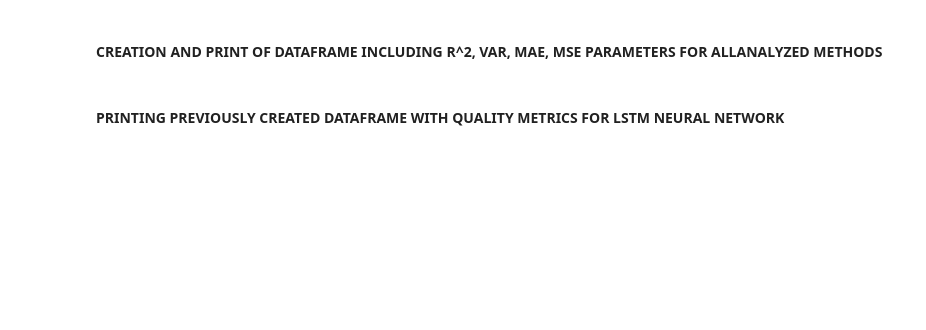
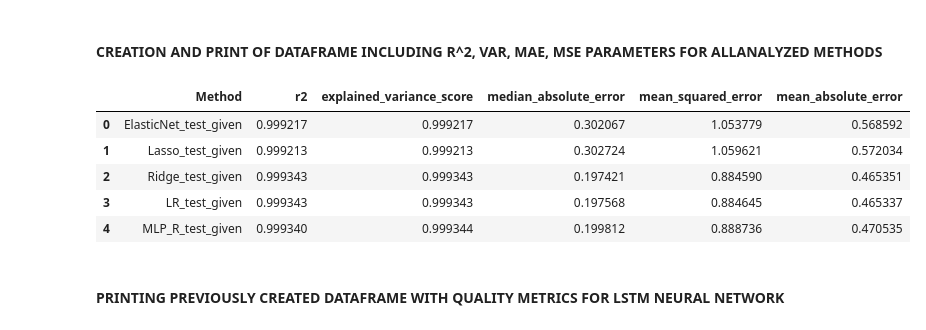
Before and after one commit to rkons88/Google-Alphabet-stock-price-forecast, a Jupyter notebook: PROJEKT ZALICZENIOWY.ipynb, the cells around one changed output. Drawn from its saved outputs; the diff is of its cells as text; code cells hidden in the pictures; blank space fills up the shorter version.

```diff
--- a/PROJEKT ZALICZENIOWY.ipynb
+++ b/PROJEKT ZALICZENIOWY.ipynb
@@ -483,16 +547,23 @@ print("Mean absolute errors: {}".format(lstm_mean_absolute_error))
 # %%
 d_2 = {'r2': r2,
      'explained_variance_score': explained_variance_score,
      'median_absolute_error': median_absolute_error,
      'mean_squared_error' : mean_squared_error,
      'mean_absolute_error' : mean_absolute_error,
     }
 
 df_2 = pd.DataFrame(data=d_2)
 
-df_2.insert(loc=0, column='Method', value=['ElasticNet','Lasso','Ridge', 'LR', 'MLP_R'])
+df_2.insert(loc=0, column='Method', value=['ElasticNet_test_given','Lasso_test_given','Ridge_test_given', 'LR_test_given', 'MLP_R_test_given'])
 
 df_2
+# %% [output]
+|  | Method | r2 | explained_variance_score | median_absolute_error | mean_squared_error | mean_absolute_error |
+| 0 | ElasticNet_test_given | 0.999217 | 0.999217 | 0.302067 | 1.053779 | 0.568592 |
+| 1 | Lasso_test_given | 0.999213 | 0.999213 | 0.302724 | 1.059621 | 0.572034 |
+| 2 | Ridge_test_given | 0.999343 | 0.999343 | 0.197421 | 0.884590 | 0.465351 |
+| 3 | LR_test_given | 0.999343 | 0.999343 | 0.197568 | 0.884645 | 0.465337 |
+| 4 | MLP_R_test_given | 0.999340 | 0.999344 | 0.199812 | 0.888736 | 0.470535 |
 # %% [markdown]
 #### PRINTING PREVIOUSLY CREATED DATAFRAME WITH QUALITY METRICS FOR LSTM NEURAL NETWORK
 # %%
```
Also changed, not shown: parts of 54 cells of this notebook.
